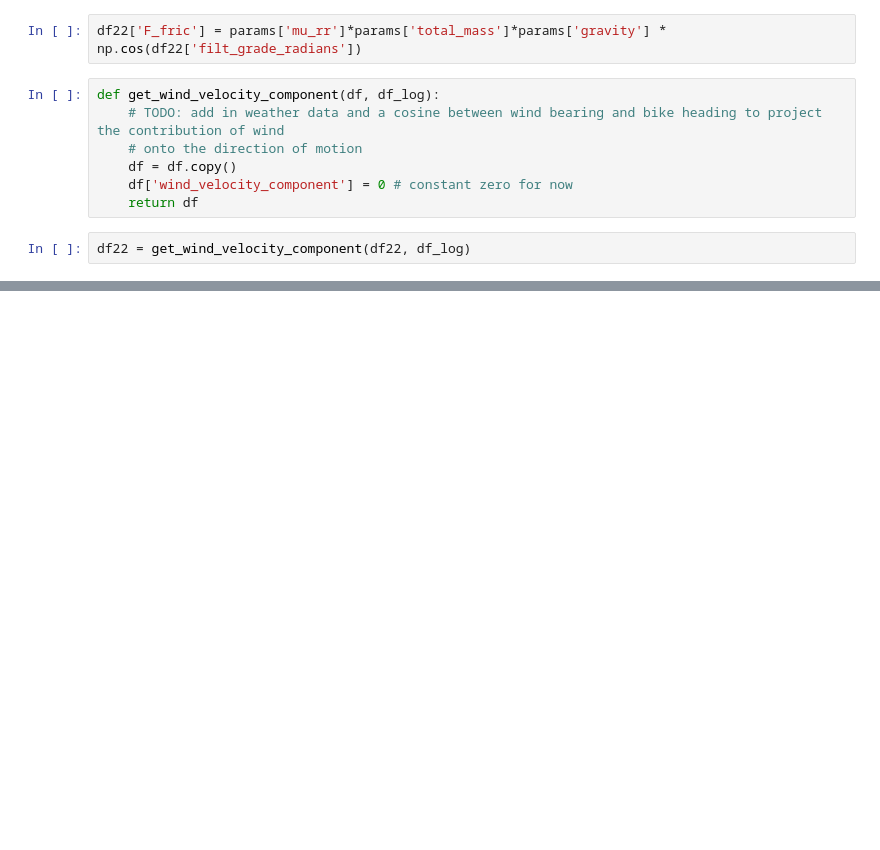
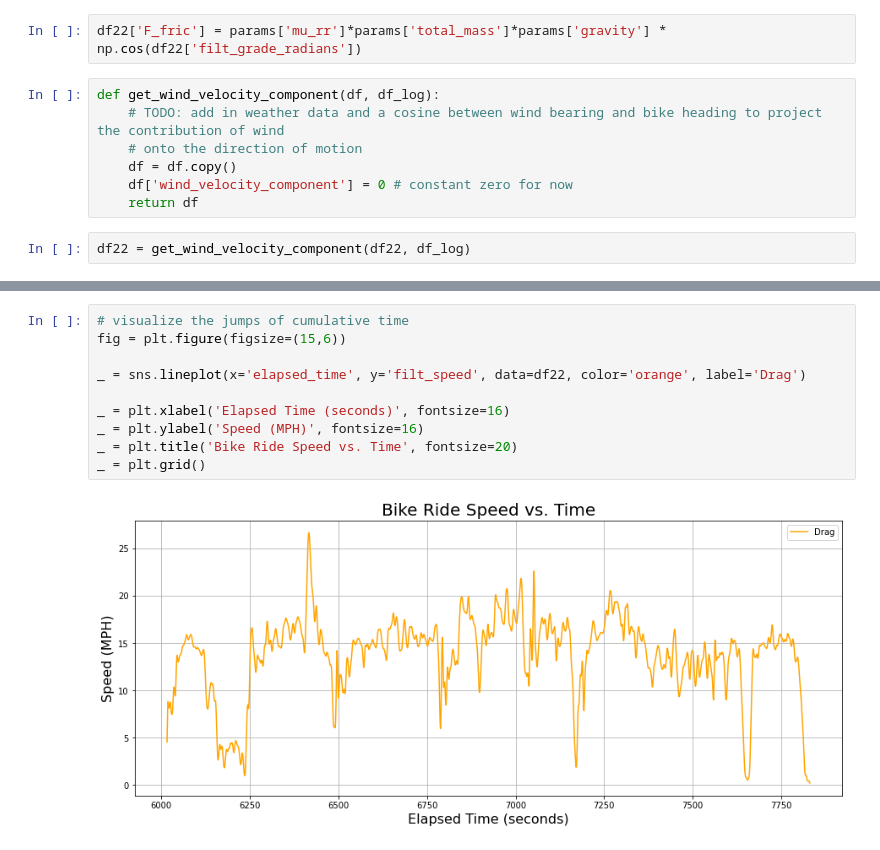
Before and after one commit to ericbauer55/strava-fitness, a Jupyter notebook: src/notebooks/5. Instantaneous Power Estimation.ipynb, the cells around one changed output, grey strips where cells are left out. Cells and saved outputs as stored; diff of their text form; blank space fills up the shorter version.

```diff
--- a/src/notebooks/5. Instantaneous Power Estimation.ipynb
+++ b/src/notebooks/5. Instantaneous Power Estimation.ipynb
@@ -83,0 +104,12 @@ df22['F_drag'] = (full_coefficient) * np.power(df22['filt_speed']+df22['wind_vel
+# %%
+# visualize the jumps of cumulative time
+fig = plt.figure(figsize=(15,6))
+
+_ = sns.lineplot(x='elapsed_time', y='filt_speed', data=df22, color='orange', label='Drag')
+
+_ = plt.xlabel('Elapsed Time (seconds)', fontsize=16)
+_ = plt.ylabel('Speed (MPH)', fontsize=16)
+_ = plt.title('Bike Ride Speed vs. Time', fontsize=20)
+_ = plt.grid()
+# %% [output]
+[figure, added]
```
Also changed, not shown: parts of 6 cells of this notebook.
